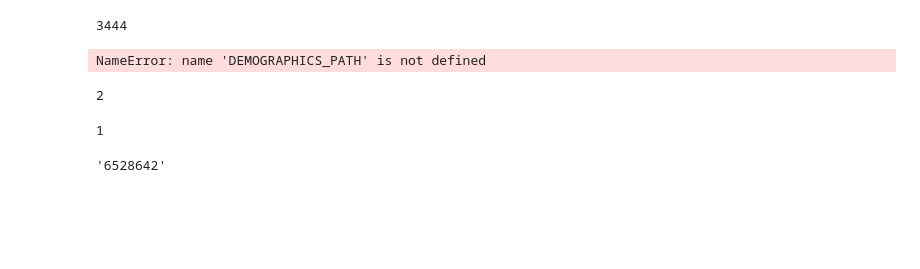
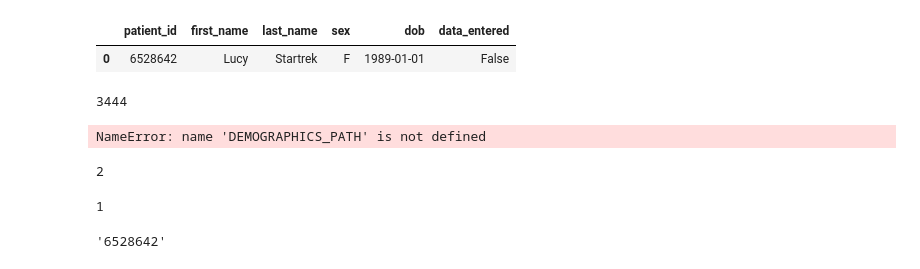
Before and after one commit to mrphys/imageCLASP, a Jupyter notebook: check_db.ipynb, the cells around one changed output. Saved outputs shown, nothing was run; the diff lists cells and outputs as text; code cells hidden in the pictures; blank space fills up the shorter version.

```diff
--- a/check_db.ipynb
+++ b/check_db.ipynb
@@ -1,6 +1,28 @@
 # %%
-from utils.plot_utils import *
-from utils.db_utils import *
-from utils.orthanc_utils import *
-import re
+# from utils.data_entry_utils import *
+# from utils.pipeline import *
+# from utils.theme_utils import *
+
+# load_theme(secondary="#155a8a",
+#     secondary_hover="#1F4264",
+#     secondary_active="#12324D"
+#     )
+
+
+# ---------- UI ----------
+# st_header("Clinical Data Entry")
 import pandas as pd
+df = pd.read_csv('tables/demographics.csv')
+df = df.loc[df['data_entered'] == False]
+df.columns = [c.strip() for c in df.columns]
+
+required = ["patient_id"]
+missing = [c for c in required if c not in df.columns]
+if missing:
+    raise ValueError(f"Missing required columns in demographics CSV: {missing}")
+
+df["patient_id"] = df["patient_id"].astype(str).str.strip()
+
+for col in ["first_name", "last_name", "sex", "dob"]:
+    if col not in df.columns:
+        df[col] = ""
@@ -7,3 +32,8 @@ import pandas as pd
+# %%
+df
+# %% [output]
+|  | patient_id | first_name | last_name | sex | dob | data_entered |
+| 0 | 6528642 | Lucy | Startrek | F | 1989-01-01 | False |
 # %%
 db = TinyDB(DB_PATH)
 
```
Also changed, not shown: parts of 1 cell of this notebook, 24 other files.
